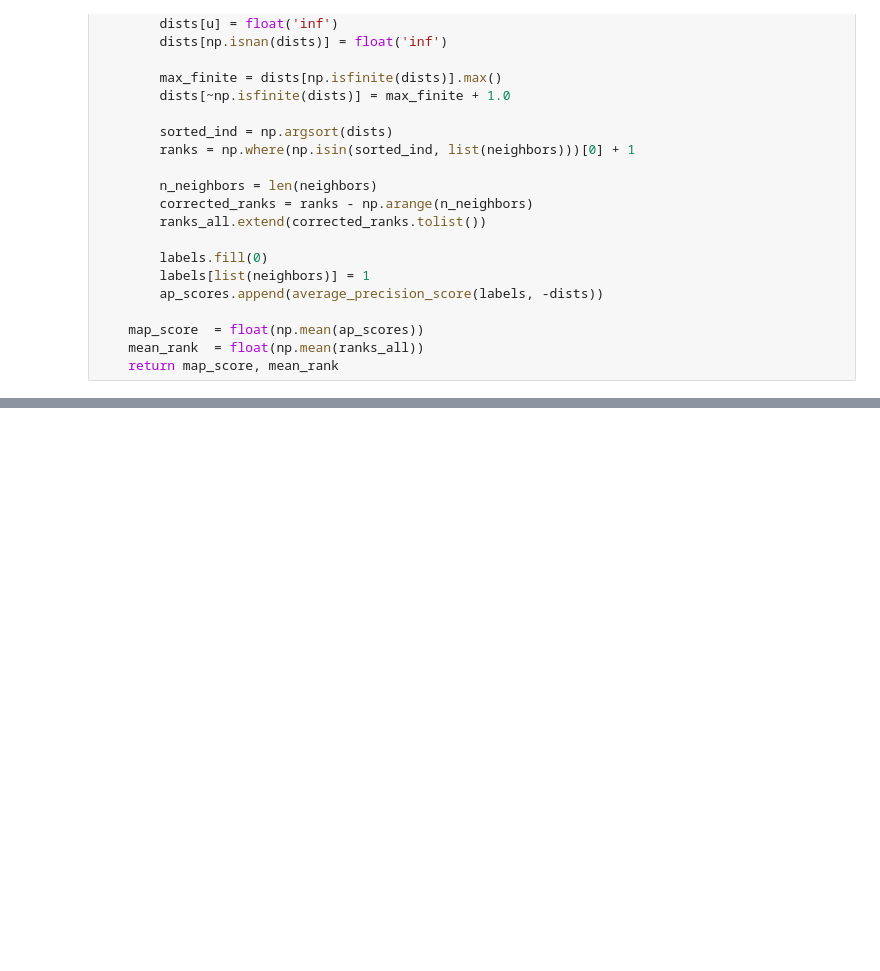
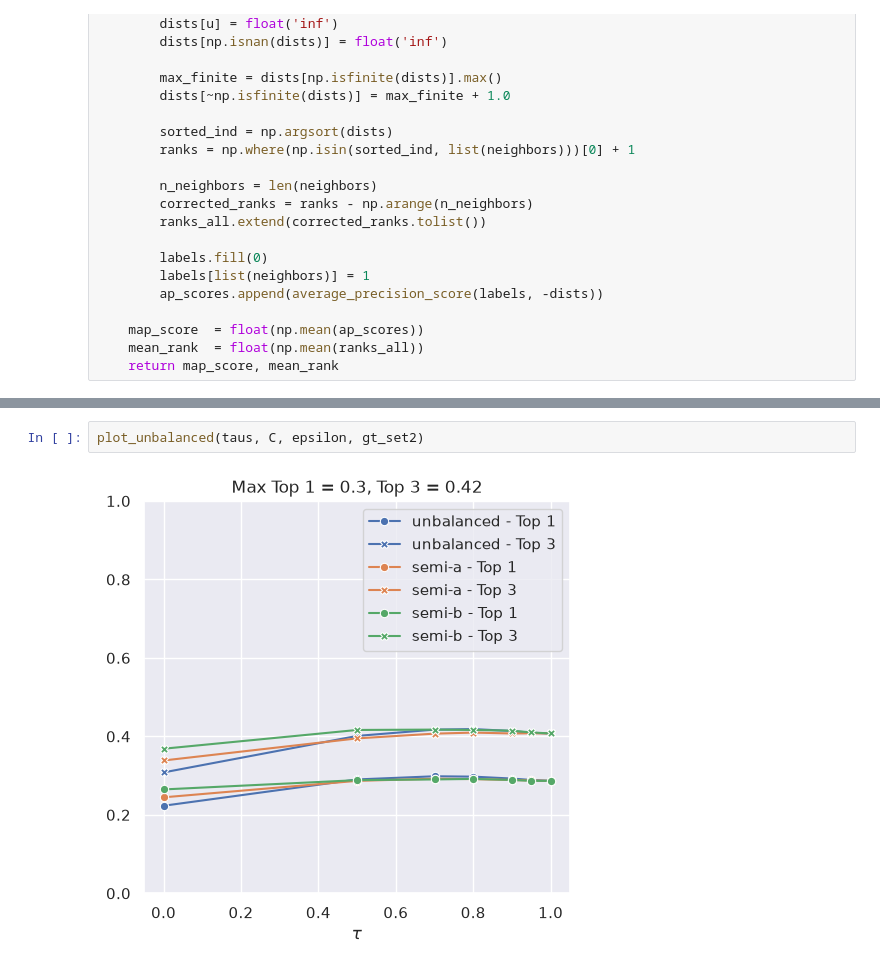
Before and after one commit to averniere/OT_simulation_maladies, a Jupyter notebook: Embeddings/tsw_node2vec.ipynb, the cells around one changed output, grey strips where cells are left out. Drawn from its saved outputs; the diff is of its cells as text; blank space fills up the shorter version.

```diff
--- a/Embeddings/tsw_node2vec.ipynb
+++ b/Embeddings/tsw_node2vec.ipynb
@@ -803,0 +893,4 @@ Top-5 accuracy : 0.225 (499/2217)
+# %%
+plot_unbalanced(taus, C, epsilon, gt_set2)
+# %% [output]
+[figure, added]
```
Also changed, not shown: parts of 15 cells of this notebook, 3 other files.
